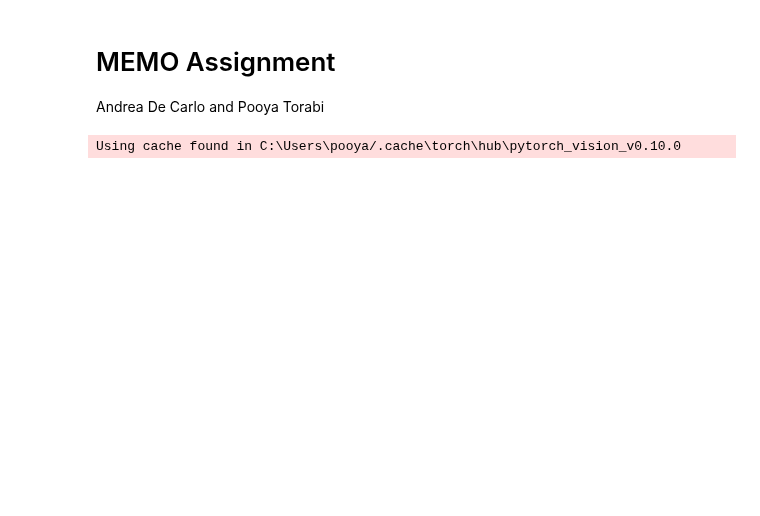
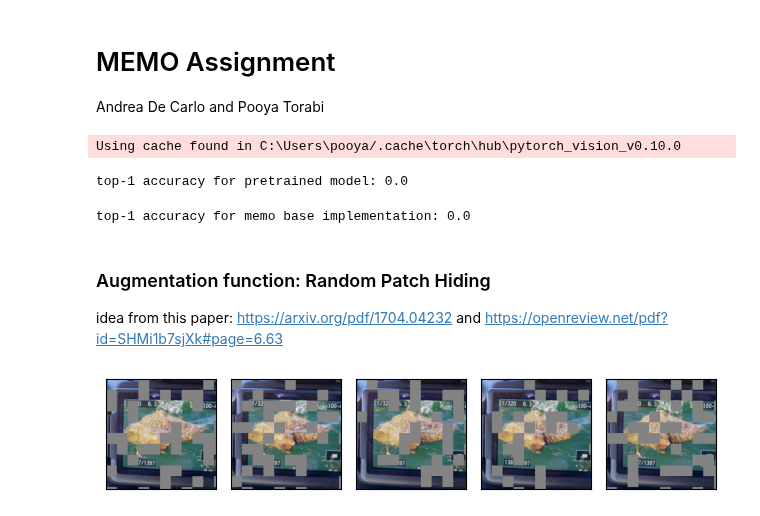
Before and after one commit to Dr3dre/Memo_DL2024, a Jupyter notebook: memo.ipynb, the cells around one changed output. Saved outputs shown, nothing was run; the diff lists cells and outputs as text; code cells hidden in the pictures; blank space fills up the shorter version.

Commit message:
Completed tta_with_random_hided_patch and refactord experiment_adaptation_on_dataset

```diff
--- a/memo.ipynb
+++ b/memo.ipynb
@@ -463,0 +484,57 @@ for sample in imagenet_a:
+# %%
+# test pre-trained model without any adaptation
+
+def no_adaptation(pretrained_model, sample, epochs_for_adaptation, prior_strength):
+    return pretrained_model
+
+
+top1_accuracy = experiment_adaptation_on_dataset(adaptation_method=no_adaptation, epochs_for_adaptation=0, prior_strength=-1)
+
+print(f"top-1 accuracy for pretrained model: {top1_accuracy}")
+# %% [output]
+top-1 accuracy for pretrained model: 0.0
+# %%
+# implementation of: test time adaptation via MEMO
+
+# "only one gradient step per test point" as per paper
+top1_accuracy = experiment_adaptation_on_dataset(adaptation_method=memo_tta, epochs_for_adaptation=1, prior_strength=prior_strength)
+
+print(f"top-1 accuracy for memo base implementation: {top1_accuracy}")
+# %% [output]
+top-1 accuracy for memo base implementation: 0.0
+# %% [markdown]
+### Augmentation function: Random Patch Hiding
+idea from this paper: https://arxiv.org/pdf/1704.04232 and https://openreview.net/pdf?id=SHMi1b7sjXk#page=6.63
+# %%
+import random
+
+
+def random_hide_patch(img):
+    # get width and height of the image
+    _, H, W = img.shape
+
+    patch_size = int(min(H, W) * 0.1)  # Example: 10% of the shorter side of the image
+
+    # Create a copy of the image to avoid modifying the original image
+    masked_img = img.clone()
+
+    hide_prob = 0.3
+
+    for x in range(0, W, patch_size):
+        for y in range(0, H, patch_size):
+            x_end = min(W, x + patch_size)
+            y_end = min(H, y + patch_size)
+            choose_to_hide = random.uniform(0, 1)
+            if choose_to_hide <= hide_prob:
+                masked_img[:, y:y_end, x:x_end] = 0
+
+    return masked_img
+
+
+random_patched_img = []
+for i in range(5):
+    random_patched_img.append(random_hide_patch(imagenet_a[0][0]))
+
+plot(random_patched_img)
+# %% [output]
+[figure, added]
```
Also changed, not shown: parts of 9 cells of this notebook.
